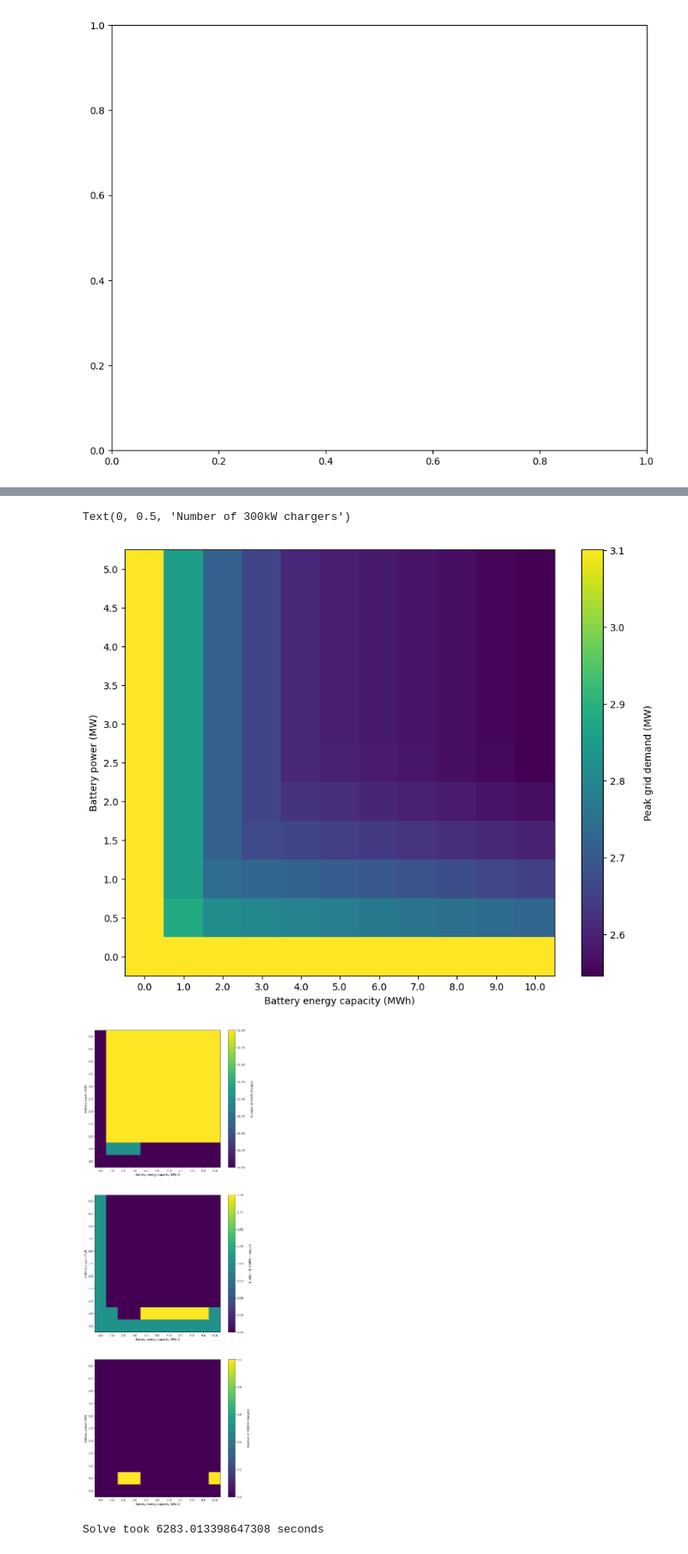
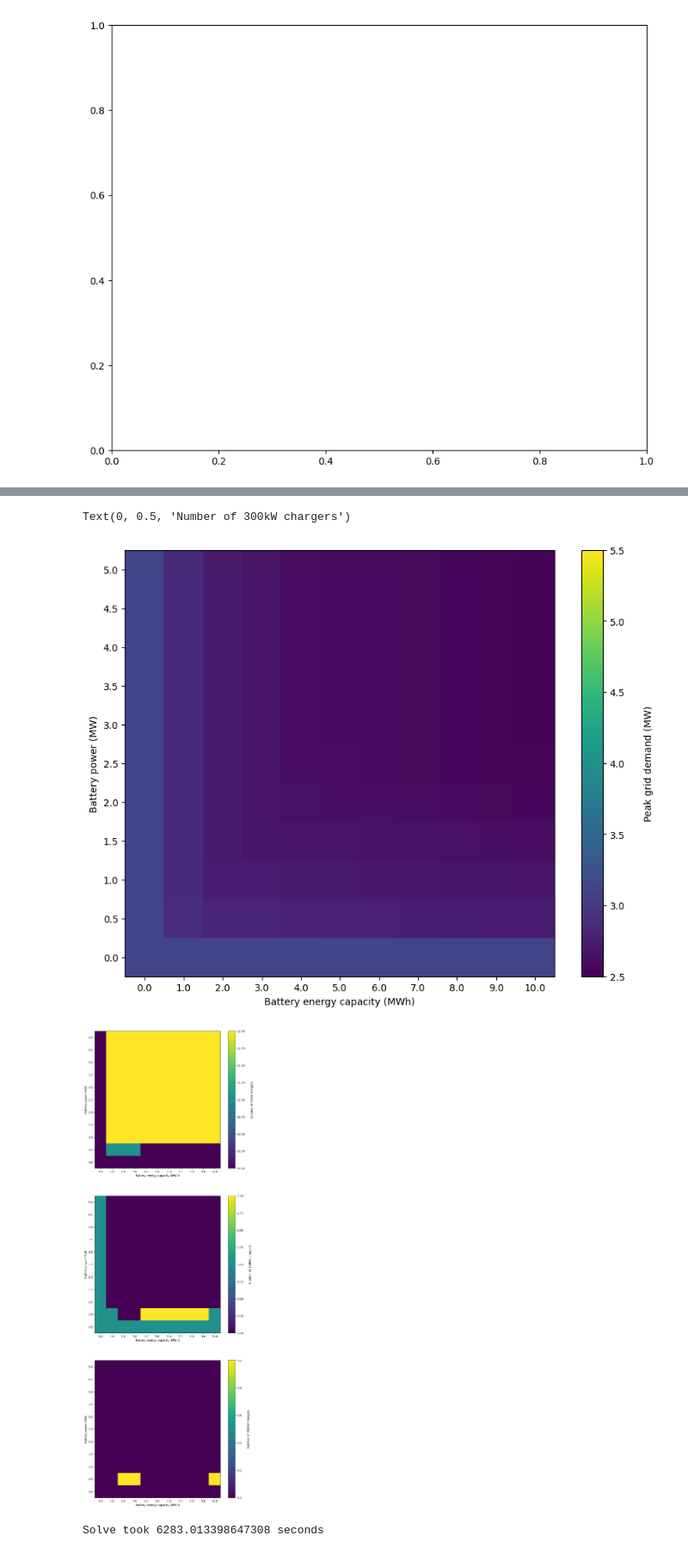
Before and after one commit to bsgip/RouteZero, a Jupyter notebook: scripts/npj_paper-Belconnen.ipynb, the cells around one changed output, grey strips where cells are left out. Shown at 86% size. Drawn from its saved outputs; the diff is of its cells as text; code cells hidden in the pictures.

```diff
--- a/scripts/npj_paper-Belconnen.ipynb
+++ b/scripts/npj_paper-Belconnen.ipynb
@@ -1148,7 +1153,9 @@ Solve took 7714.265167951584 seconds
 # %%
+vmin = 2.5
+vmax = 5.5
 fig = plt.figure(figsize=(10, 8))
 plt.subplot(1, 1, 1)
-im = plt.pcolor(scan_battery_peak_demands/1000)
+im = plt.pcolor(scan_battery_peak_demands/1000,vmin=vmin, vmax=vmax)
 plt.yticks(np.arange(0.5, len(scan_battery_peak_demands.index), 1), scan_battery_peak_demands.index)
 plt.xticks(np.arange(0.5, len(scan_battery_peak_demands.columns), 1), scan_battery_peak_demands.columns)
 plt.ylabel("Battery power (MW)")
@@ -1158,34 +1165,34 @@ cbar.ax.set_ylabel(r"Peak grid demand (MW)", labelpad=20)#, rotation=270)
 plt.savefig('battery_scan.png')
 plt.savefig('battery_scan.pdf')
 
 fig = plt.figure(figsize=(10, 30))
 plt.subplot(3, 1, 1)
 im = plt.pcolor(scan_battery_chargers_required_80)
 plt.yticks(np.arange(0.5, len(scan_battery_chargers_required_80.index), 1), scan_battery_chargers_required_80.index)
 plt.xticks(np.arange(0.5, len(scan_battery_chargers_required_80.columns), 1), scan_battery_chargers_required_80.columns)
 plt.ylabel("Battery power (MW)")
 plt.xlabel("Battery energy capacity (MWh)")
 cbar = fig.colorbar(im)
 cbar.ax.set_ylabel(r"Number of 80kW chargers", labelpad=20)#, rotation=270)
 plt.subplot(3, 1, 2)
 im = plt.pcolor(scan_battery_chargers_required_150)
 plt.yticks(np.arange(0.5, len(scan_battery_chargers_required_150.index), 1), scan_battery_chargers_required_150.index)
 plt.xticks(np.arange(0.5, len(scan_battery_chargers_required_150.columns), 1), scan_battery_chargers_required_150.columns)
 plt.ylabel("Battery power (MW)")
 plt.xlabel("Battery energy capacity (MWh)")
 cbar = fig.colorbar(im)
 cbar.ax.set_ylabel(r"Number of 150kW chargers", labelpad=20)#, rotation=270)
 plt.subplot(3, 1, 3)
 im = plt.pcolor(scan_battery_chargers_required_300)
 plt.yticks(np.arange(0.5, len(scan_battery_chargers_required_300.index), 1), scan_battery_chargers_required_300.index)
 plt.xticks(np.arange(0.5, len(scan_battery_chargers_required_300.columns), 1), scan_battery_chargers_required_300.columns)
 plt.ylabel("Battery power (MW)")
 plt.xlabel("Battery energy capacity (MWh)")
 cbar = fig.colorbar(im)
 cbar.ax.set_ylabel(r"Number of 300kW chargers", labelpad=20)#, rotation=270)
 # %% [output]
 Text(0, 0.5, 'Number of 300kW chargers')
-[figure, old version]
+[figure, new version]
 [figure]
 # %%
 
```
Also changed, not shown: parts of 5 cells of this notebook, 7 other files.
